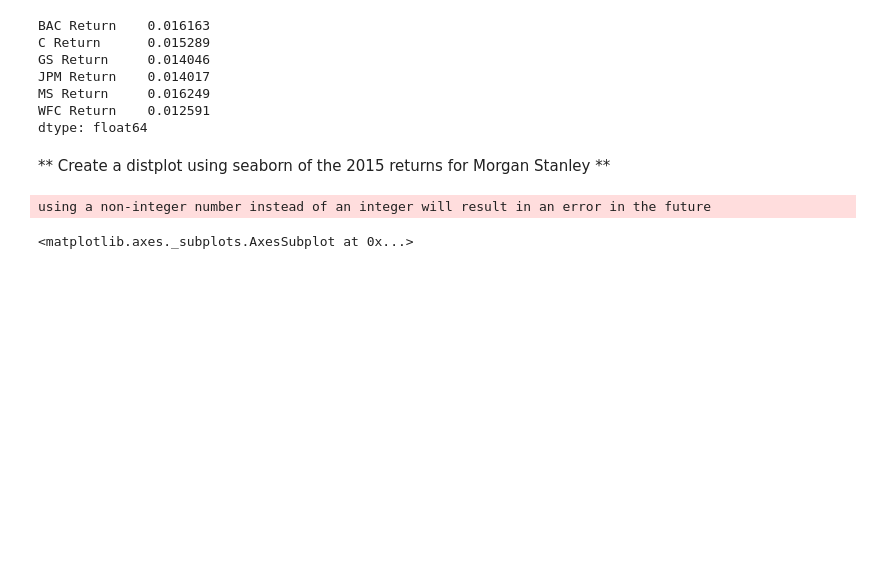
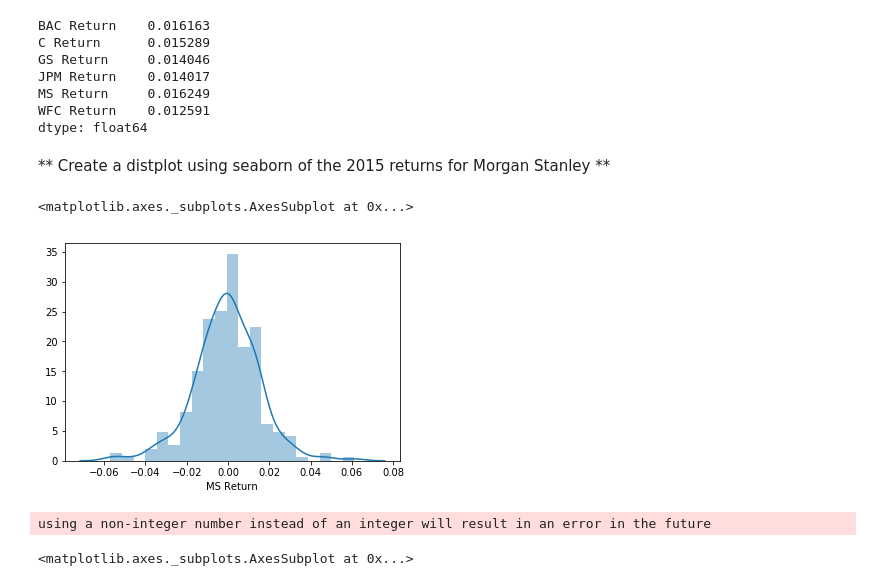
Before and after one commit to ohduran/finance_data_analysis, a Jupyter notebook: Finance Project .ipynb, the cells around one changed output. Drawn from its saved outputs; the diff is of its cells as text; code cells hidden in the pictures; blank space fills up the shorter version.

Commit message:
Visualization part 1 complete

```diff
--- a/Finance Project .ipynb
+++ b/Finance Project .ipynb
@@ -225,3 +235,7 @@ WFC Return   2008-07-16
 dtype: datetime64[ns]
 # %% [markdown]
 ** Take a look at the standard deviation of the returns, which stock would you classify as the riskiest over the entire time period? Which would you classify as the riskiest for the year 2015?**
+# %%
+returns['Year'] = returns.index.year
+
+returns[returns['Year'] == 2015].std()
@@ -245,6 +269,11 @@ WFC Return    0.012591
 dtype: float64
 # %% [markdown]
 ** Create a distplot using seaborn of the 2015 returns for Morgan Stanley **
+# %%
+sns.distplot(returns[(returns['Year']== 2015)]['MS Return'])
+# %% [output]
+<matplotlib.axes._subplots.AxesSubplot at 0x...>
+[figure, added]
 # %%
 # %% [output]
 using a non-integer number instead of an integer will result in an error in the future
```
Also changed, not shown: parts of 2 cells of this notebook.
